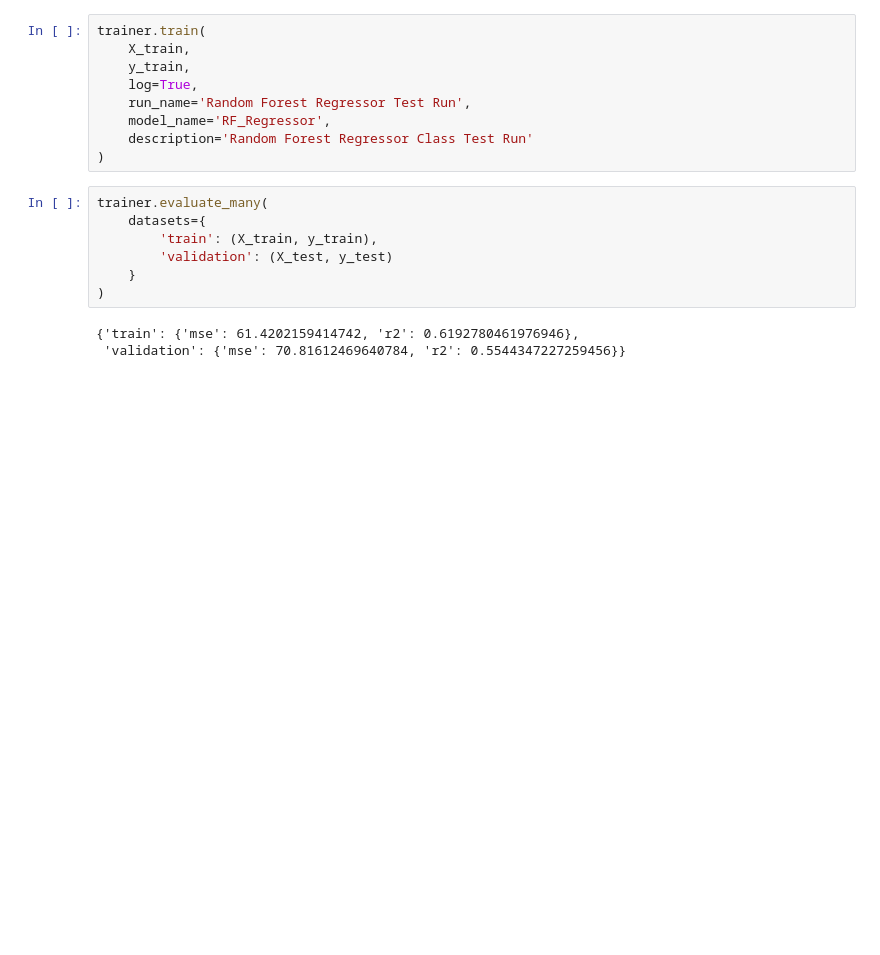
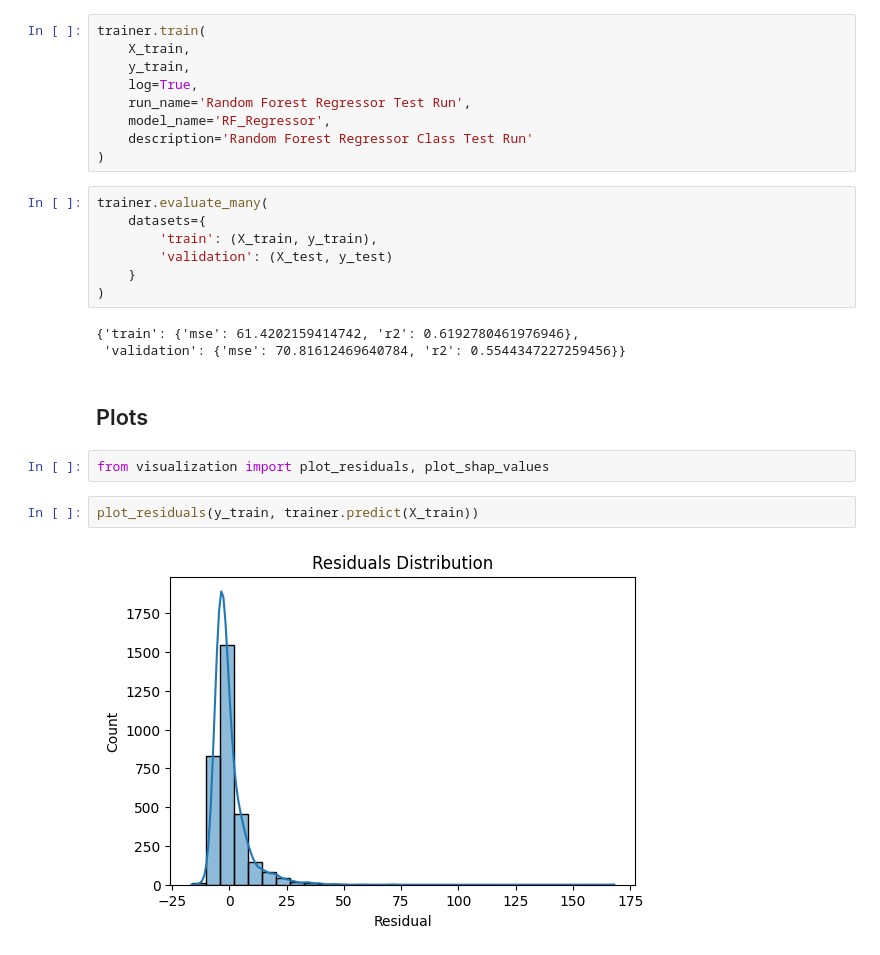
Before and after one commit to beslirum/case-2-kod-adi-dijital, a Jupyter notebook: notebooks/random_forest_training.ipynb, the cells around one changed output. Saved outputs shown, nothing was run; the diff lists cells and outputs as text; blank space fills up the shorter version.

```diff
--- a/notebooks/random_forest_training.ipynb
+++ b/notebooks/random_forest_training.ipynb
@@ -92,3 +98,11 @@ trainer.evaluate_many(
 # %% [output]
 {'train': {'mse': 61.4202159414742, 'r2': 0.6192780461976946},
  'validation': {'mse': 70.81612469640784, 'r2': 0.5544347227259456}}
+# %% [markdown]
+## Plots
+# %%
+from visualization import plot_residuals, plot_shap_values
+# %%
+plot_residuals(y_train, trainer.predict(X_train))
+# %% [output]
+[figure, added]
```
Also changed, not shown: parts of 3 cells of this notebook.
